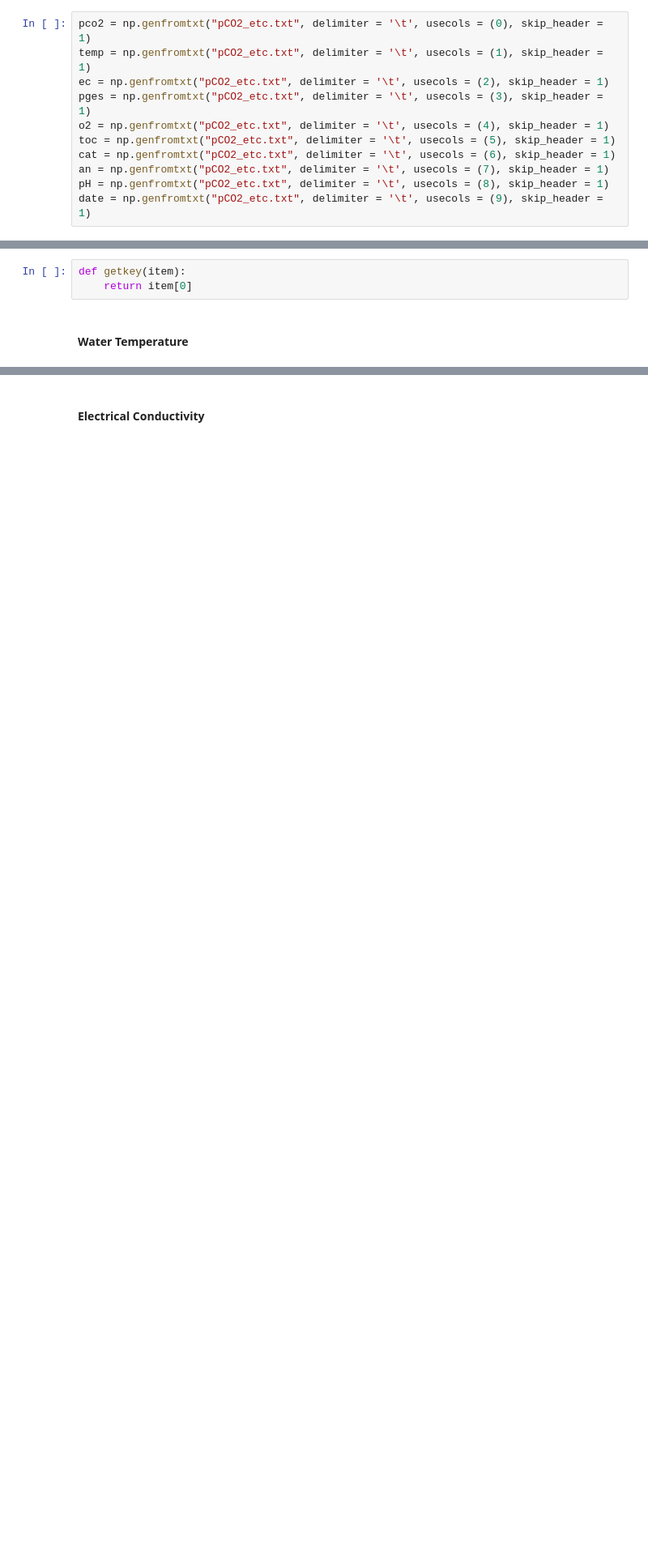
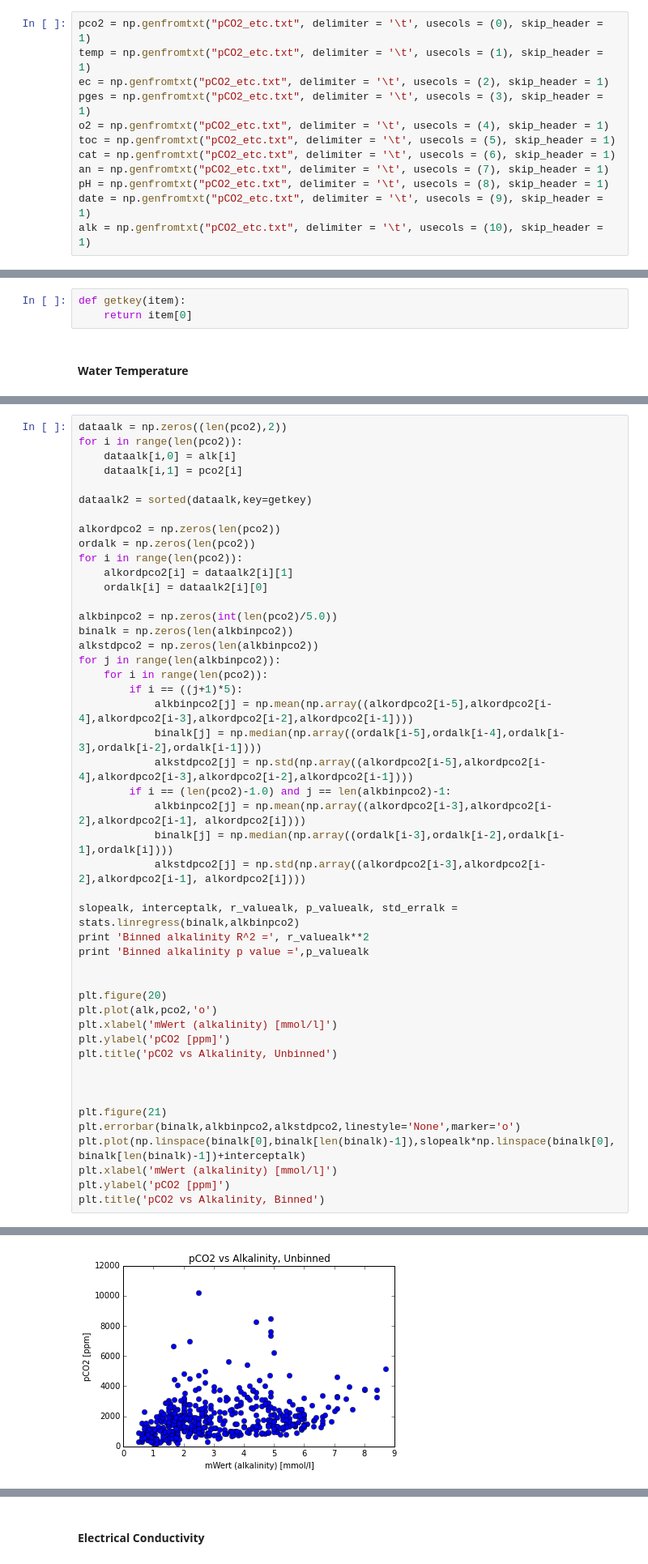
Before and after one commit to egyang24/CarbonStream, a Jupyter notebook: pCO2_vs_other_variables.ipynb, the cells around one changed output, grey strips where cells are left out. Shown at 81% size. Cells and saved outputs as stored; diff of their text form; blank space fills up the shorter version.

```diff
--- a/pCO2_vs_other_variables.ipynb
+++ b/pCO2_vs_other_variables.ipynb
@@ -19,6 +19,7 @@ cat = np.genfromtxt("pCO2_etc.txt", delimiter = '\t', usecols = (6), skip_header
 an = np.genfromtxt("pCO2_etc.txt", delimiter = '\t', usecols = (7), skip_header = 1)
 pH = np.genfromtxt("pCO2_etc.txt", delimiter = '\t', usecols = (8), skip_header = 1)
 date = np.genfromtxt("pCO2_etc.txt", delimiter = '\t', usecols = (9), skip_header = 1)
+alk = np.genfromtxt("pCO2_etc.txt", delimiter = '\t', usecols = (10), skip_header = 1)
 # %% [markdown]
 #### pCO2 vs Time
 # %%
@@ -173,0 +177,48 @@ Binned water temp p value = 0.00567224524882
+# %%
+dataalk = np.zeros((len(pco2),2))
+for i in range(len(pco2)):
+    dataalk[i,0] = alk[i]
+    dataalk[i,1] = pco2[i]
+
+dataalk2 = sorted(dataalk,key=getkey)
+
+alkordpco2 = np.zeros(len(pco2))
+ordalk = np.zeros(len(pco2))
+for i in range(len(pco2)):
+    alkordpco2[i] = dataalk2[i][1]
+    ordalk[i] = dataalk2[i][0]
+
+alkbinpco2 = np.zeros(int(len(pco2)/5.0))
+binalk = np.zeros(len(alkbinpco2))
+alkstdpco2 = np.zeros(len(alkbinpco2))
+for j in range(len(alkbinpco2)):
+    for i in range(len(pco2)):
+        if i == ((j+1)*5):
+            alkbinpco2[j] = np.mean(np.array((alkordpco2[i-5],alkordpco2[i-4],alkordpco2[i-3],alkordpco2[i-2],alkordpco2[i-1])))
+            binalk[j] = np.median(np.array((ordalk[i-5],ordalk[i-4],ordalk[i-3],ordalk[i-2],ordalk[i-1])))
+            alkstdpco2[j] = np.std(np.array((alkordpco2[i-5],alkordpco2[i-4],alkordpco2[i-3],alkordpco2[i-2],alkordpco2[i-1])))
+        if i == (len(pco2)-1.0) and j == len(alkbinpco2)-1:
+            alkbinpco2[j] = np.mean(np.array((alkordpco2[i-3],alkordpco2[i-2],alkordpco2[i-1], alkordpco2[i])))
+            binalk[j] = np.median(np.array((ordalk[i-3],ordalk[i-2],ordalk[i-1],ordalk[i])))
+            alkstdpco2[j] = np.std(np.array((alkordpco2[i-3],alkordpco2[i-2],alkordpco2[i-1], alkordpco2[i])))
+
+slopealk, interceptalk, r_valuealk, p_valuealk, std_erralk = stats.linregress(binalk,alkbinpco2)
+print 'Binned alkalinity R^2 =', r_valuealk**2
+print 'Binned alkalinity p value =',p_valuealk
+
+
+plt.figure(20)
+plt.plot(alk,pco2,'o')
+plt.xlabel('mWert (alkalinity) [mmol/l]')
+plt.ylabel('pCO2 [ppm]')
+plt.title('pCO2 vs Alkalinity, Unbinned')
+
+
+
+plt.figure(21)
+plt.errorbar(binalk,alkbinpco2,alkstdpco2,linestyle='None',marker='o')
+plt.plot(np.linspace(binalk[0],binalk[len(binalk)-1]),slopealk*np.linspace(binalk[0],binalk[len(binalk)-1])+interceptalk)
+plt.xlabel('mWert (alkalinity) [mmol/l]')
+plt.ylabel('pCO2 [ppm]')
+plt.title('pCO2 vs Alkalinity, Binned')
+# %% [output]
@@ -173,0 +228 @@ Binned water temp p value = 0.00567224524882
+[figure, added]
```
Also changed, not shown: parts of 3 cells of this notebook.
